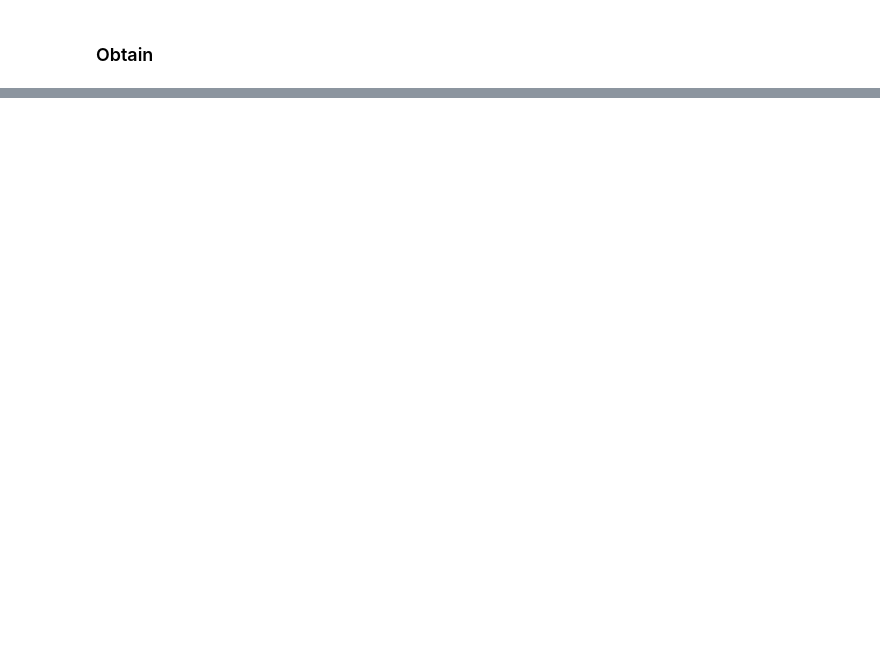
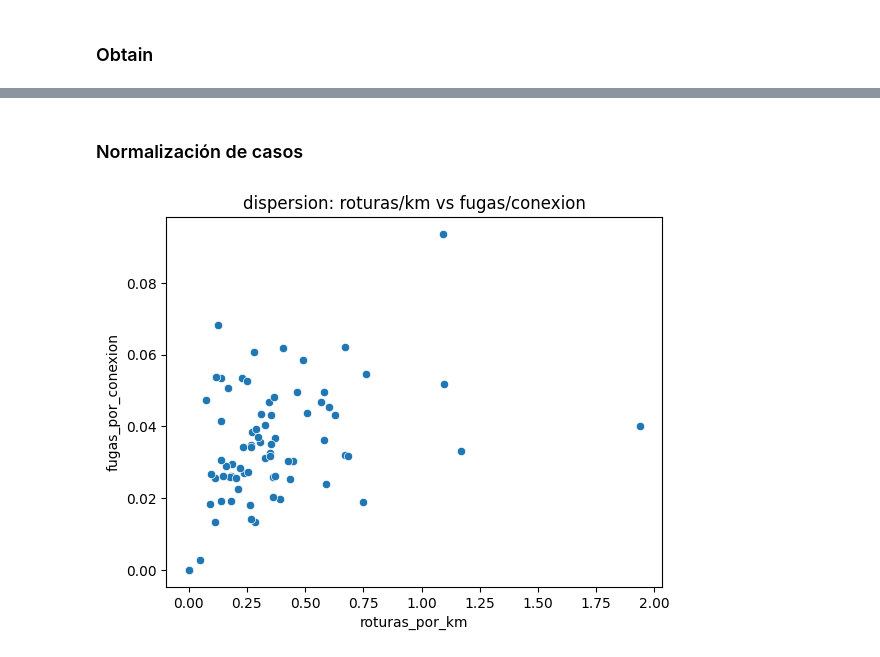
Before and after one commit to khar20/datathon-sunass, a Jupyter notebook: main.ipynb, the cells around one changed output, grey strips where cells are left out. Drawn from its saved outputs; the diff is of its cells as text; code cells hidden in the pictures; blank space fills up the shorter version.

```diff
--- a/main.ipynb
+++ b/main.ipynb
@@ -283,0 +144,17 @@ shape: (73, 3)
+# %% [markdown]
+### Normalización de casos
+# %%
+df_red_c = df_red.rename({"Conexiones": "conexiones", "red_distribucion": "red_dist_m"})
+df_norm = rank_prim.join(rank_sec, on='SECTOR', how='full').fill_null(0).join(df_red_c, on='SECTOR', how='left').fill_null(0)
+
+df_norm = df_norm.with_columns([
+    pl.when(pl.col('red_dist_m') > 0).then(pl.col('total_roturas') / (pl.col('red_dist_m') / 1000)).otherwise(0.0).alias('roturas_por_km'),
+    pl.when(pl.col('conexiones') > 0).then(pl.col('total_fugas') / pl.col('conexiones')).otherwise(0.0).alias('fugas_por_conexion')
+])
+
+# grafico
+sns.scatterplot(data=df_norm.to_pandas(), x='roturas_por_km', y='fugas_por_conexion')
+plt.title('dispersion: roturas/km vs fugas/conexion')
+plt.show()
+# %% [output]
+[figure, added]
```
Also changed, not shown: parts of 34 cells of this notebook, 2 other files.
